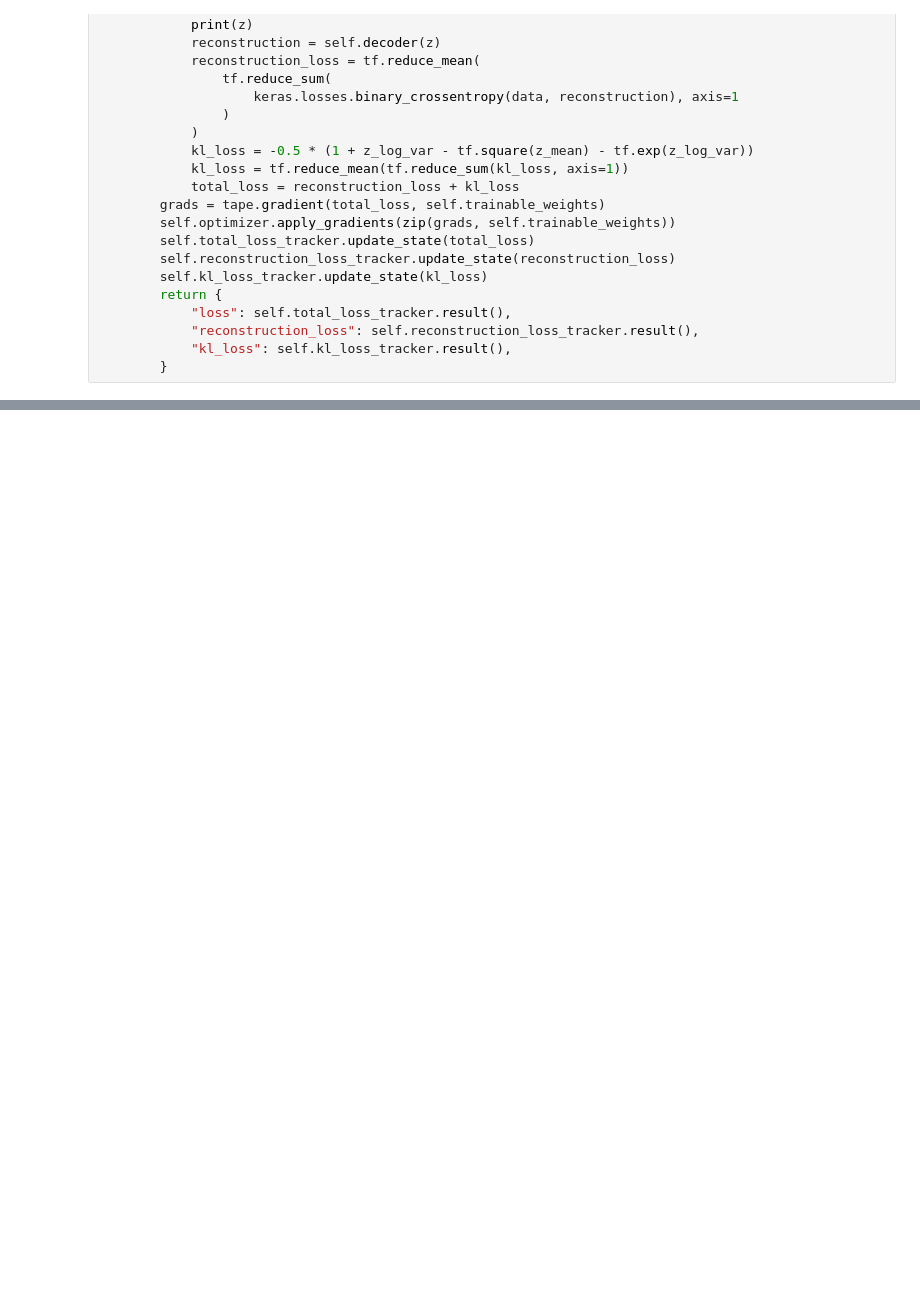
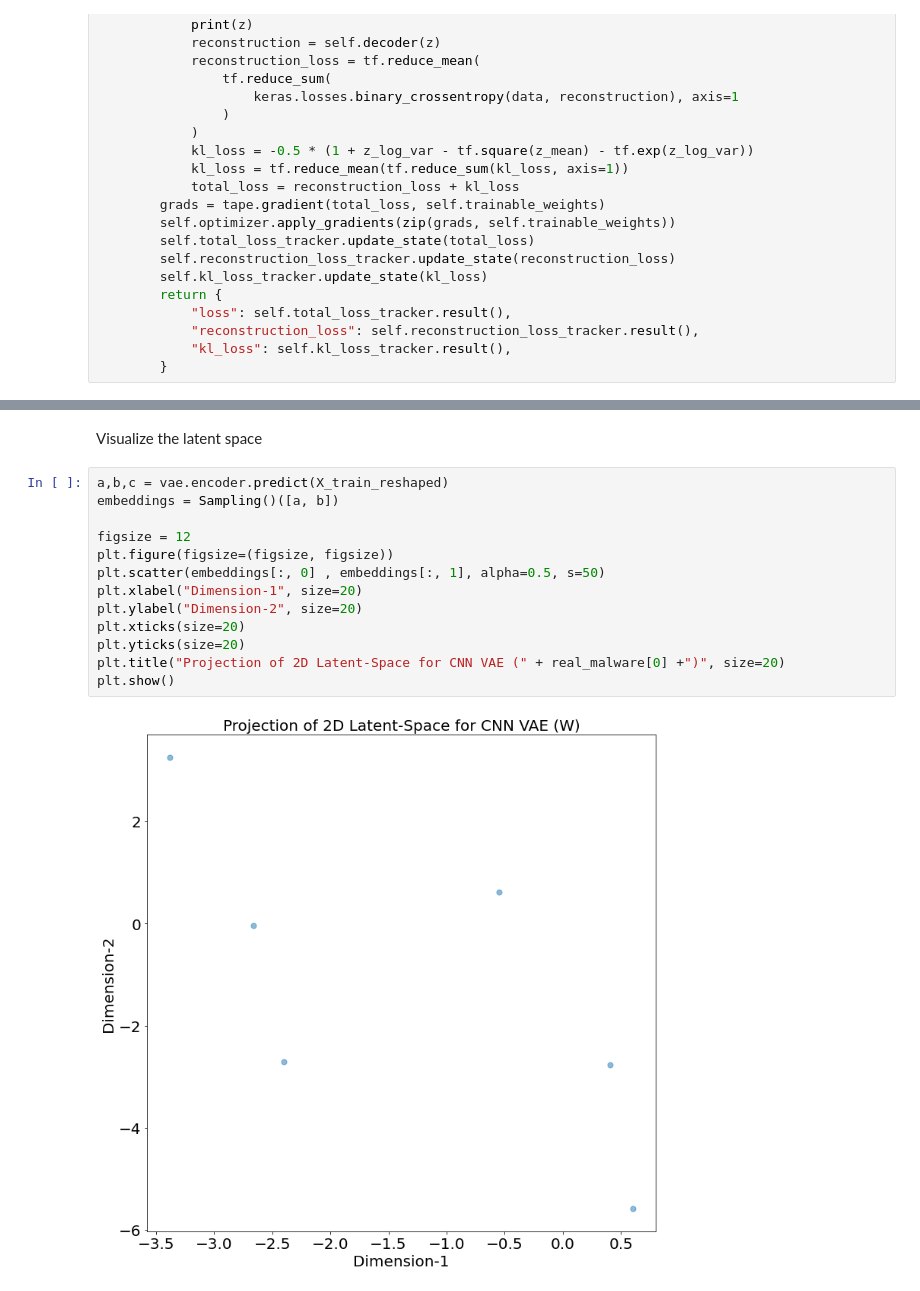
Before and after one commit to luong-david/Masters_Project_Writing, a Jupyter notebook: code-20230116T073801Z-001/vae_cnn_opcode.ipynb, the cells around one changed output, grey strips where cells are left out. Saved outputs shown, nothing was run; the diff lists cells and outputs as text; blank space fills up the shorter version.

```diff
--- a/code-20230116T073801Z-001/vae_cnn_opcode.ipynb
+++ b/code-20230116T073801Z-001/vae_cnn_opcode.ipynb
@@ -344,0 +382,17 @@ Epoch 200/200
+# %% [markdown]
+Visualize the latent space
+# %%
+a,b,c = vae.encoder.predict(X_train_reshaped)
+embeddings = Sampling()([a, b])
+
+figsize = 12
+plt.figure(figsize=(figsize, figsize))
+plt.scatter(embeddings[:, 0] , embeddings[:, 1], alpha=0.5, s=50)
+plt.xlabel("Dimension-1", size=20)
+plt.ylabel("Dimension-2", size=20)
+plt.xticks(size=20)
+plt.yticks(size=20)
+plt.title("Projection of 2D Latent-Space for CNN VAE (" + real_malware[0] +")", size=20)
+plt.show()
+# %% [output]
+[figure, added]
```
Also changed, not shown: parts of 20 cells of this notebook, 2 other files.
